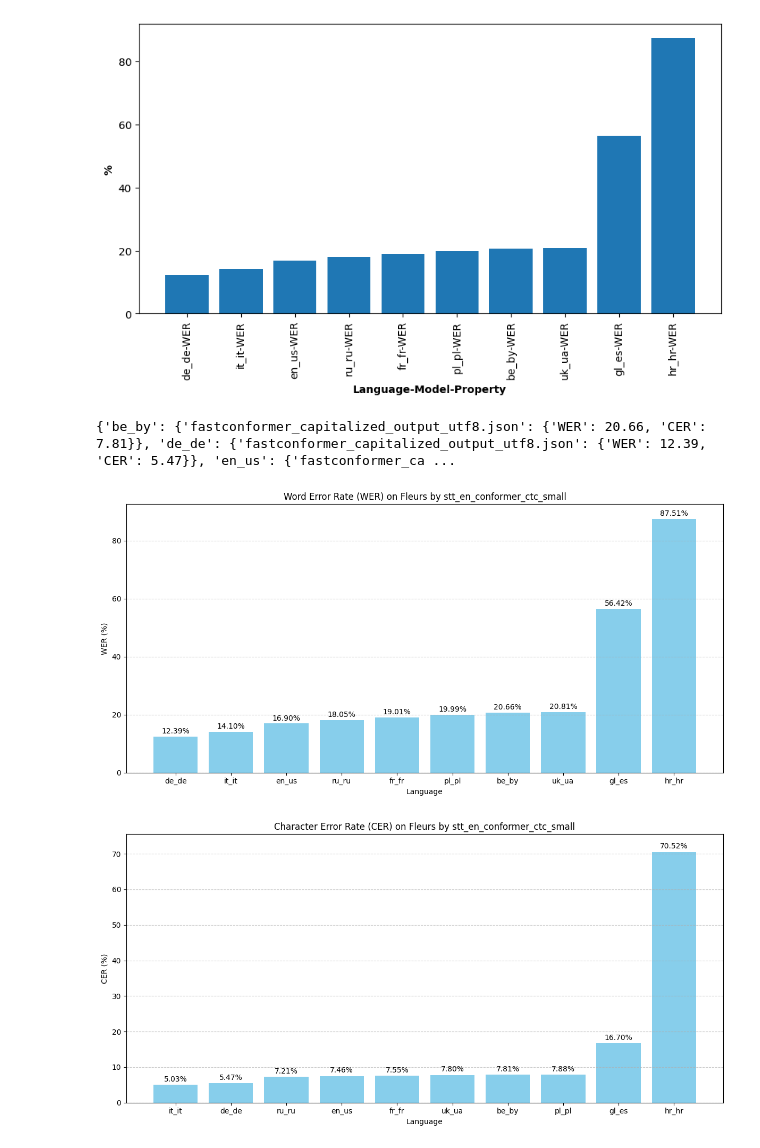
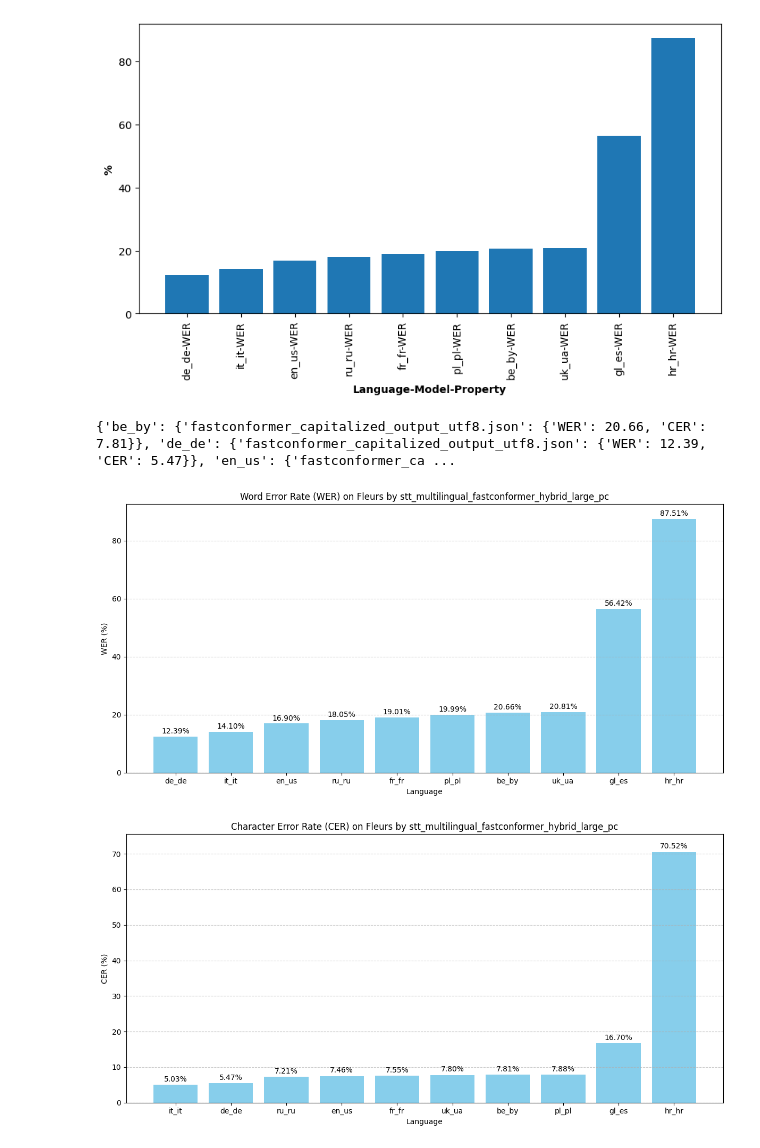
Before and after one commit to Baladon23/onlab, a Jupyter notebook: fleurs/fastconformer_wer_cer_results.ipynb, the cells around one changed output. Cells and saved outputs as stored; diff of their text form; code cells hidden in the pictures.

```diff
--- a/fleurs/fastconformer_wer_cer_results.ipynb
+++ b/fleurs/fastconformer_wer_cer_results.ipynb
@@ -133,34 +133,34 @@ def plot_bar_chart(data, metric, title, y_label):
                 values.append(props[metric])
 
     # Sort data
     combined = sorted(list(zip(values, languages)))
     values, languages = zip(*combined)
 
     # Create a bar chart
     plt.figure(figsize=(12, 6))
     plt.bar(languages, values, color='skyblue')
     plt.xlabel('Language')
     plt.ylabel(y_label)
     plt.title(title)
     plt.grid(axis='y', linestyle='--', alpha=0.7)
     plt.ylim(0, max(values) + 5)
 
     # Add percentage labels on top of the bars
     for i, value in enumerate(values):
         plt.text(i, value + 0.5, f'{value:.2f}%', ha='center', va='bottom')
 
     # Adjust layout to make room for x-axis labels
     plt.tight_layout()
 
     # Show the plot
     plt.show()
 
 # Plot for WER
-plot_bar_chart(data, 'WER', 'Word Error Rate (WER) on Fleurs by stt_en_conformer_ctc_small', 'WER (%)')
+plot_bar_chart(data, 'WER', 'Word Error Rate (WER) on Fleurs by stt_multilingual_fastconformer_hybrid_large_pc', 'WER (%)')
 
 # Plot for CER
-plot_bar_chart(data, 'CER', 'Character Error Rate (CER) on Fleurs by stt_en_conformer_ctc_small', 'CER (%)')
+plot_bar_chart(data, 'CER', 'Character Error Rate (CER) on Fleurs by stt_multilingual_fastconformer_hybrid_large_pc', 'CER (%)')
 # %% [output]
 {'be_by': {'fastconformer_capitalized_output_utf8.json': {'WER': 20.66, 'CER': 7.81}}, 'de_de': {'fastconformer_capitalized_output_utf8.json': {'WER': 12.39, 'CER': 5.47}}, 'en_us': {'fastconformer_ca ...
-[figure, old version]
+[figure, new version]
-[figure, old version]
+[figure, new version]
```
Also changed, not shown: 3 other files.
